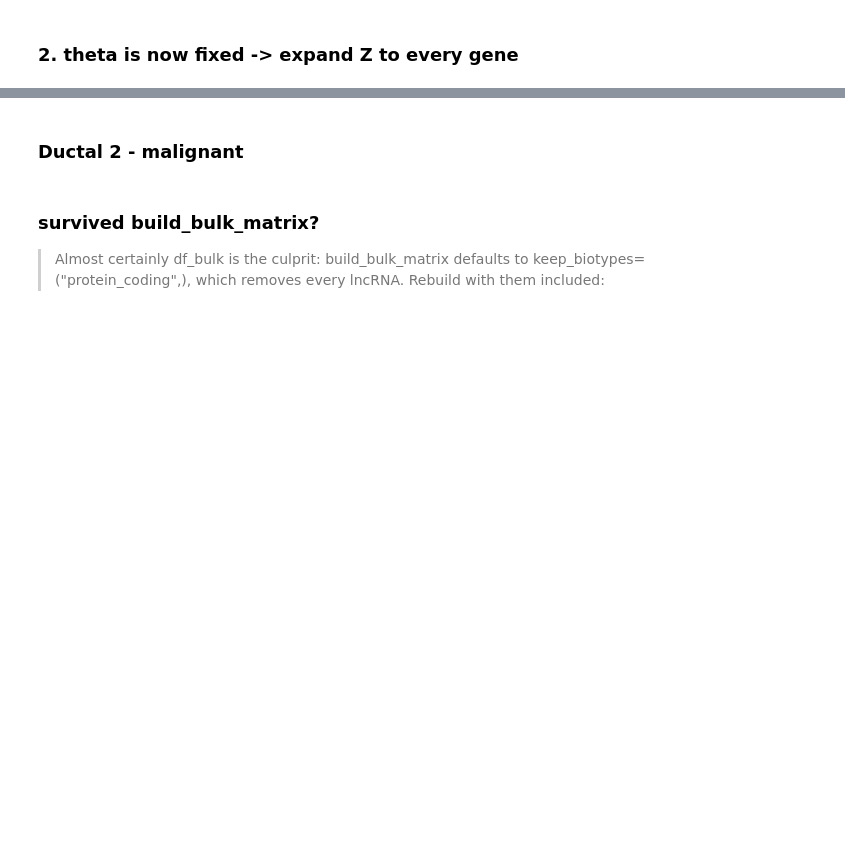
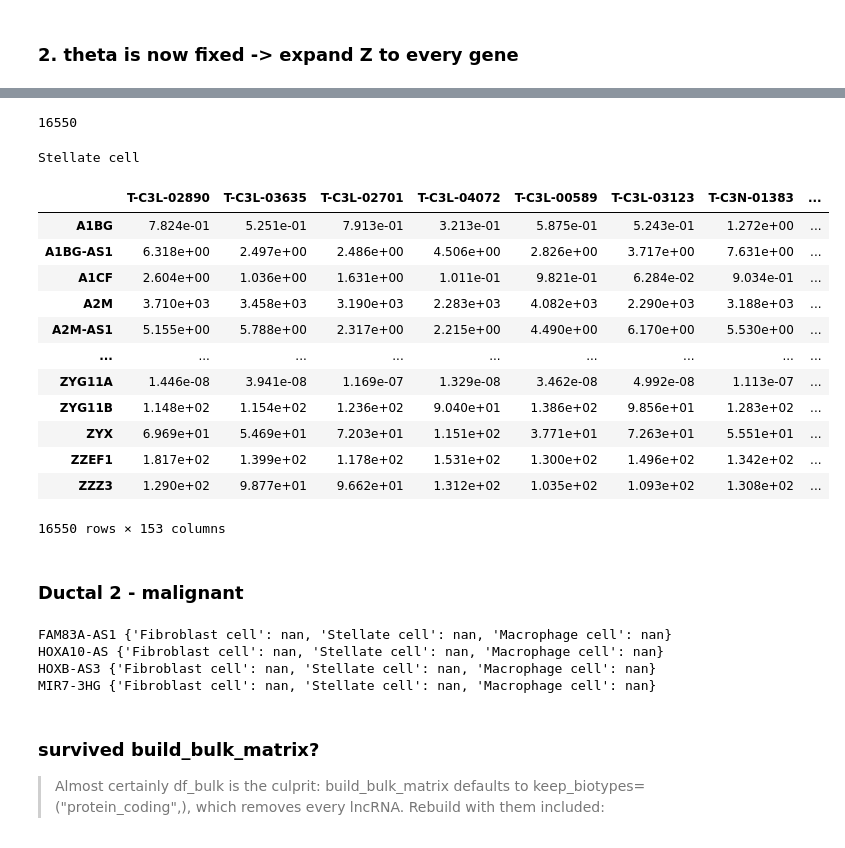
Before and after one commit to flalix/perturb_agent, a Jupyter notebook: notebooks/mtp_cBio_65_PAAD_prism.ipynb, the cells around one changed output, grey strips where cells are left out. Cells and saved outputs as stored; diff of their text form; code cells hidden in the pictures; blank space fills up the shorter version.

```diff
--- a/notebooks/mtp_cBio_65_PAAD_prism.ipynb
+++ b/notebooks/mtp_cBio_65_PAAD_prism.ipynb
@@ -504,4 +504,9 @@ lftp -e "pget -n 8 -c count-matrix.txt; \
 # %% [output]
 Installed kernelspec renv in /home/flavio/.local/share/jupyter/kernels/renv
 # %%
-df_bulk, meta = prism.build_bulk_matrix(dfn_tumor, dfn_normal, cbio.df_metadata, keep_biotypes=("protein_coding", "lncRNA", "miRNA"))
+verbose=True
+force=False
+
+df_bulk, df_meta = prism.build_bulk_matrix(dfn_tumor, dfn_normal, cbio.df_metadata,
+                                        keep_biotypes=("protein_coding", "lncRNA", "miRNA"),
+                                        force=force, verbose=verbose)
@@ -578,6 +616,6 @@ verbose=True
 force=False
 
 res = prism.run_bayesprism(df_bulk=df_bulk, meta_desc=meta_desc, ref=ref,
-                           state_to_type=s2t, gene_subset=gene_subset
+                           state_to_type=s2t, gene_subset=gene_subset,
                            force=force, verbose=verbose)
 type(res)
@@ -588,7 +629,7 @@ Zfull, gfull = prism.full_Z(res, df_bulk, ref)
 # %%
 dic = {}
 
-for cell_state in res1.states:
+for cell_state in res.states:
     print(cell_state)
     Z = prism.state_expression(Zfull, gfull, res, cell_state)
     dic[cell_state] = Z
@@ -595,9 +647,29 @@ for cell_state in res1.states:
+# %%
+genes = df_bulk.index.intersection(ref.columns).sort_values()
+len(genes)
+# %% [output]
+16550
 # %%
-i=0
+i=1
 key = list(dic.keys())[i]
 
 print(key)
 dic[key]
+# %% [output]
+Stellate cell
+|  | T-C3L-02890 | T-C3L-03635 | T-C3L-02701 | T-C3L-04072 | T-C3L-00589 | T-C3L-03123 | T-C3N-01383 | ... |
+| A1BG | 7.824e-01 | 5.251e-01 | 7.913e-01 | 3.213e-01 | 5.875e-01 | 5.243e-01 | 1.272e+00 | ... |
+| A1BG-AS1 | 6.318e+00 | 2.497e+00 | 2.486e+00 | 4.506e+00 | 2.826e+00 | 3.717e+00 | 7.631e+00 | ... |
+| A1CF | 2.604e+00 | 1.036e+00 | 1.631e+00 | 1.011e-01 | 9.821e-01 | 6.284e-02 | 9.034e-01 | ... |
+| A2M | 3.710e+03 | 3.458e+03 | 3.190e+03 | 2.283e+03 | 4.082e+03 | 2.290e+03 | 3.188e+03 | ... |
+| A2M-AS1 | 5.155e+00 | 5.788e+00 | 2.317e+00 | 2.215e+00 | 4.490e+00 | 6.170e+00 | 5.530e+00 | ... |
+| ... | ... | ... | ... | ... | ... | ... | ... | ... |
+| ZYG11A | 1.446e-08 | 3.941e-08 | 1.169e-07 | 1.329e-08 | 3.462e-08 | 4.992e-08 | 1.113e-07 | ... |
+| ZYG11B | 1.148e+02 | 1.154e+02 | 1.236e+02 | 9.040e+01 | 1.386e+02 | 9.856e+01 | 1.283e+02 | ... |
+| ZYX | 6.969e+01 | 5.469e+01 | 7.203e+01 | 1.151e+02 | 3.771e+01 | 7.263e+01 | 5.551e+01 | ... |
+| ZZEF1 | 1.817e+02 | 1.399e+02 | 1.178e+02 | 1.531e+02 | 1.300e+02 | 1.496e+02 | 1.342e+02 | ... |
+| ZZZ3 | 1.290e+02 | 9.877e+01 | 9.662e+01 | 1.312e+02 | 1.035e+02 | 1.093e+02 | 1.308e+02 | ... |
+16550 rows × 153 columns
 # %% [markdown]
 ### Ductal 2 - malignant
 # %%
@@ -606,6 +678,11 @@ Zmal = prism.state_expression(Zfull, gfull, res1, "Ductal cell type 2")
 for g in ["FAM83A-AS1", "HOXA10-AS", "HOXB-AS3", "MIR7-3HG"]:
     if g in gfull:
         print(g, prism.gene_compartment_share(Zfull, gfull, res, g).head(3).round(3).to_dict())
+# %% [output]
+FAM83A-AS1 {'Fibroblast cell': nan, 'Stellate cell': nan, 'Macrophage cell': nan}
+HOXA10-AS {'Fibroblast cell': nan, 'Stellate cell': nan, 'Macrophage cell': nan}
+HOXB-AS3 {'Fibroblast cell': nan, 'Stellate cell': nan, 'Macrophage cell': nan}
+MIR7-3HG {'Fibroblast cell': nan, 'Stellate cell': nan, 'Macrophage cell': nan}
 # %%
 prog1 = ["FAM83A-AS1", "HOXA10-AS", "HOXB-AS3", "HOXB-AS4", "MIR7-3HG"]
 
```
Also changed, not shown: parts of 12 cells of this notebook, 3 other files.
